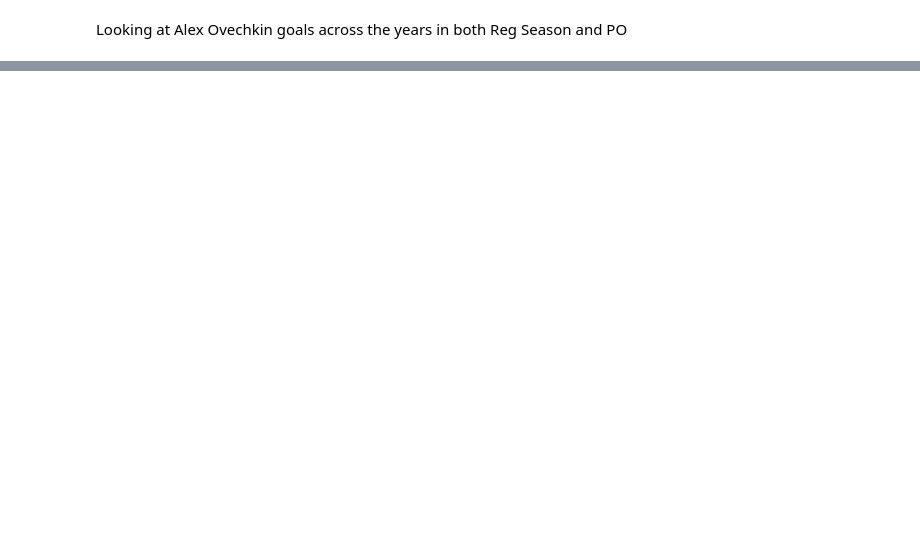
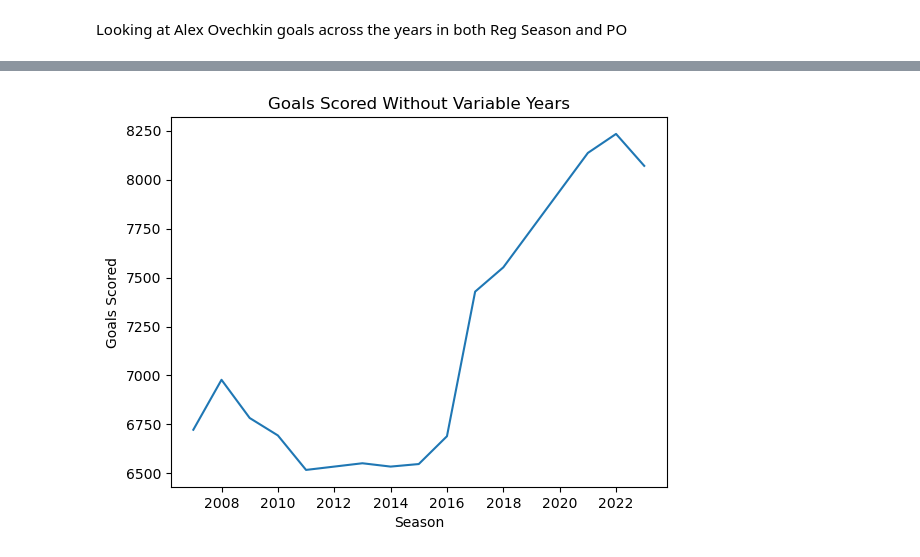
Before and after one commit to Hunter-Farrar/Capstone-DA14, a Jupyter notebook: notebooks/Capstone.ipynb, the cells around one changed output, grey strips where cells are left out. Drawn from its saved outputs; the diff is of its cells as text; code cells hidden in the pictures; blank space fills up the shorter version.

Commit message:
Removed Wacky Years

```diff
--- a/notebooks/Capstone.ipynb
+++ b/notebooks/Capstone.ipynb
@@ -357,0 +807,6 @@ plt.show();
+# %%
+no_lockout = reg_szn_goals.drop(drop1)
+# %%
+no_covid = no_lockout.drop(drop2)
+# %%
+no_swings = no_covid.drop(drop3)
@@ -357,0 +823,2 @@ plt.show();
+# %%
+no_swings_gr = no_swings.groupby(['season'])['event'].value_counts().reset_index()
@@ -357,0 +843,10 @@ plt.show();
+# %%
+no_swings_gr.plot(x = 'season', y = 'count', kind = 'line')
+plt.legend("", frameon = False)
+plt.xlabel("Season", fontsize=10)
+plt.ylabel("Goals Scored", fontsize=10)
+plt.title("Goals Scored Without Variable Years")
+#plt.savefig('Goals Scored Without Variable Years.png', bbox_inches='tight')
+plt.show();
+# %% [output]
+[figure, added]
```
Also changed, not shown: parts of 84 cells of this notebook.
